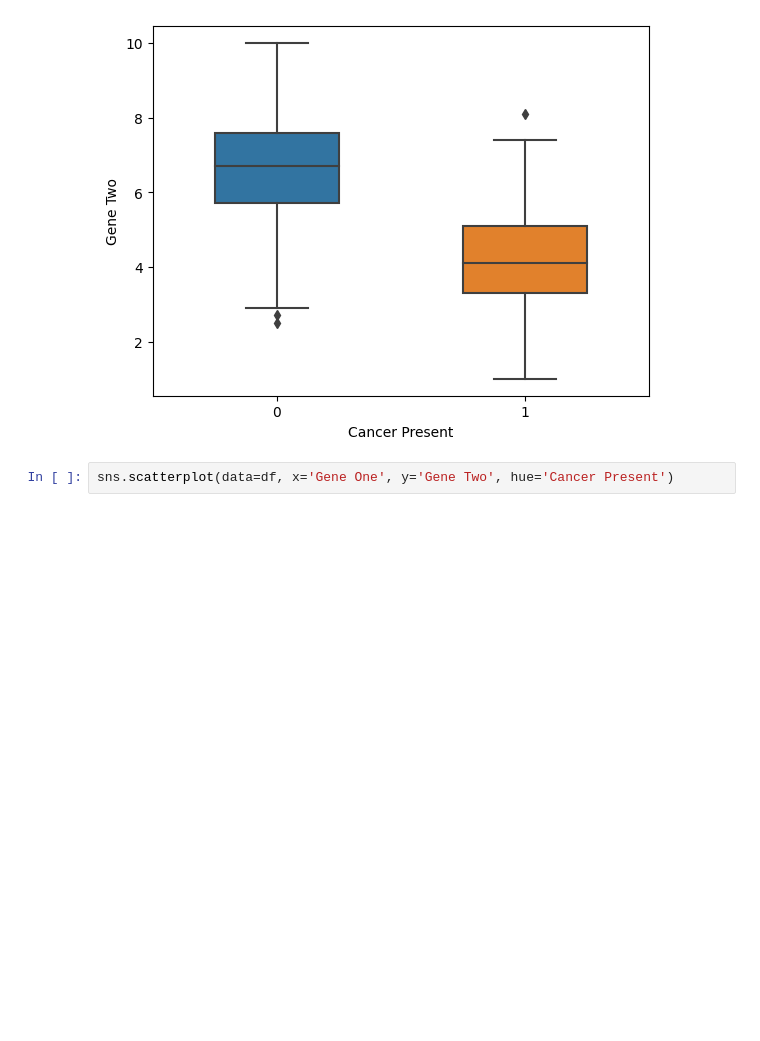
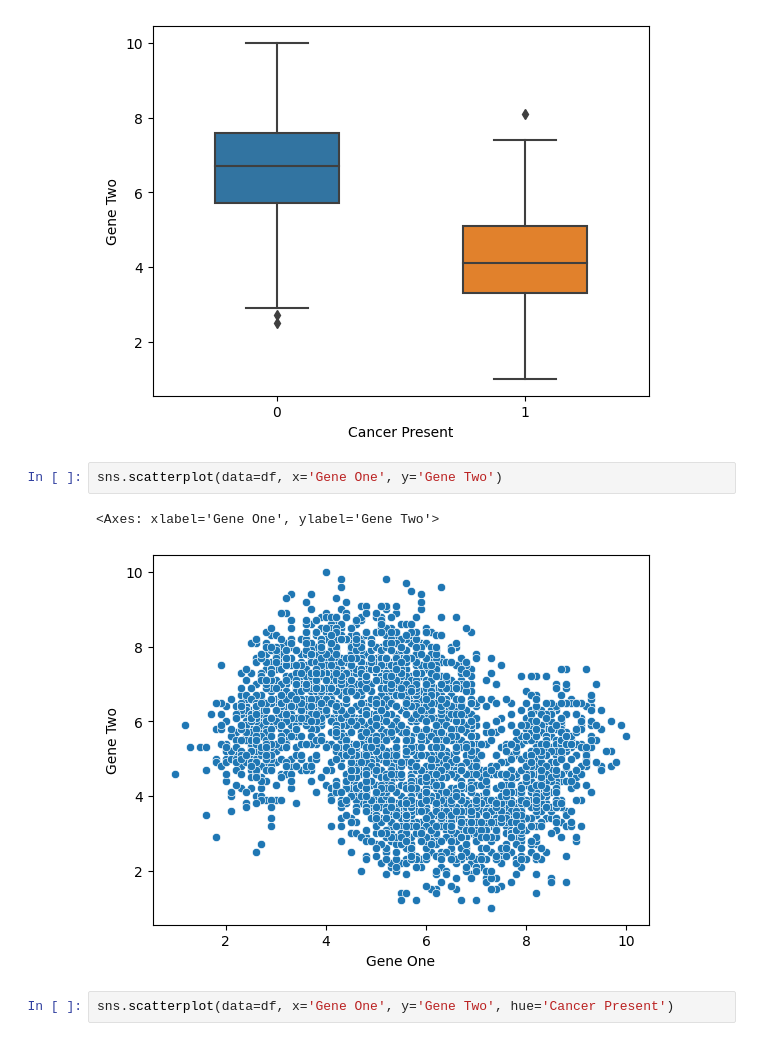
Before and after one commit to Edumacassi/curso_analisis_datos-main, a Jupyter notebook: m6-ml/3,clasificacion/clasificacion_binaria_genes.ipynb, the cells around one changed output. Cells and saved outputs as stored; diff of their text form; blank space fills up the shorter version.

```diff
--- a/m6-ml/3,clasificacion/clasificacion_binaria_genes.ipynb
+++ b/m6-ml/3,clasificacion/clasificacion_binaria_genes.ipynb
@@ -61,6 +63,11 @@ sns.boxplot(data=df, x='Cancer Present', y='Gene Two', width=0.5)
 # %% [output]
 <Axes: xlabel='Cancer Present', ylabel='Gene Two'>
 [figure]
+# %%
+sns.scatterplot(data=df, x='Gene One', y='Gene Two')
+# %% [output]
+<Axes: xlabel='Gene One', ylabel='Gene Two'>
+[figure, added]
 # %%
 sns.scatterplot(data=df, x='Gene One', y='Gene Two', hue='Cancer Present')
 # %% [output]
```
Also changed, not shown: parts of 18 cells of this notebook, 2 other files.
